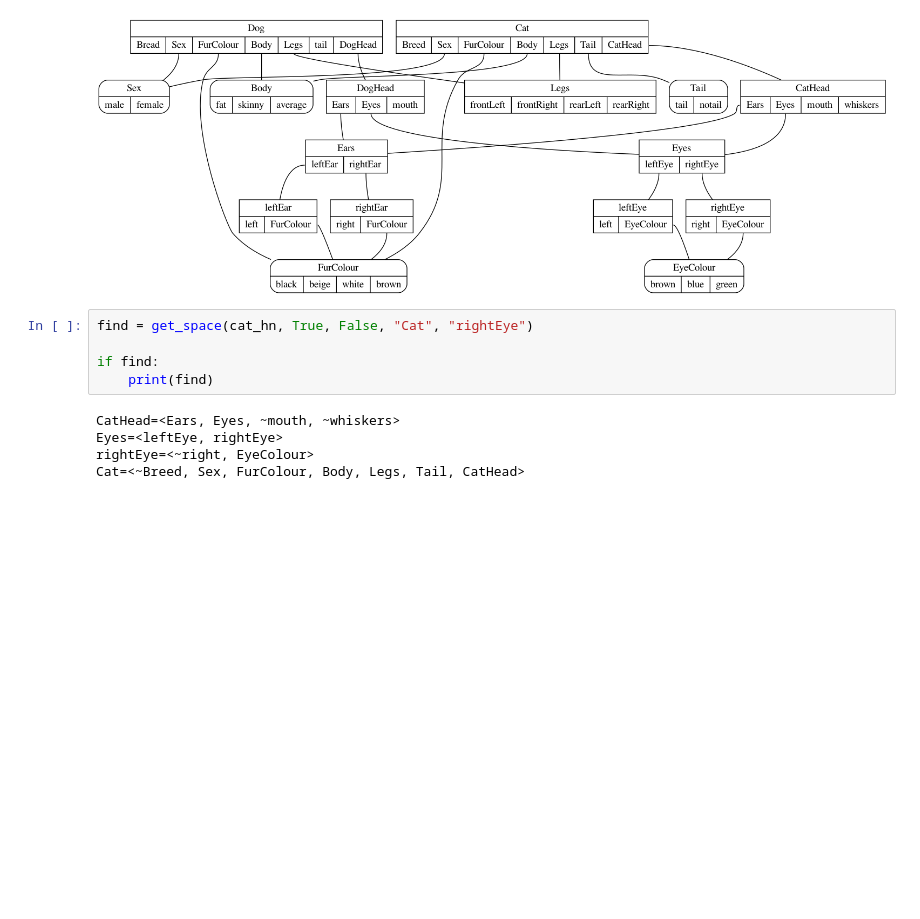
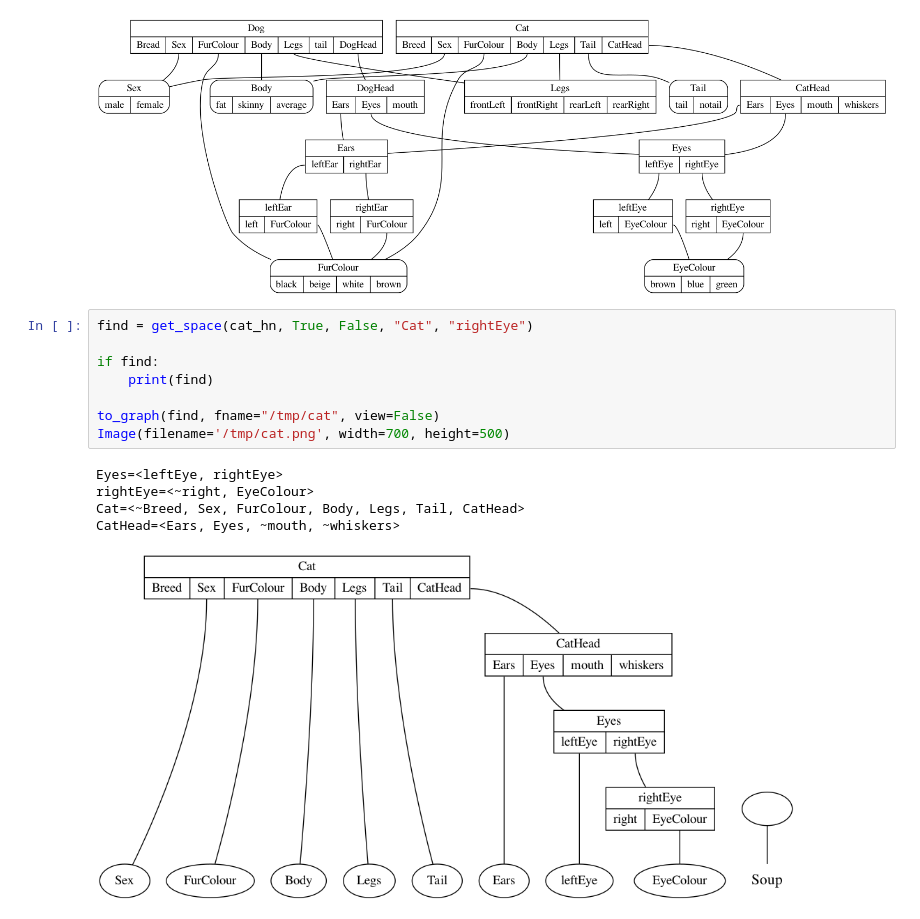
Before and after one commit to rdchar/Hora, a Jupyter notebook: examples/Cat.ipynb, the cells around one changed output. Saved outputs shown, nothing was run; the diff lists cells and outputs as text; blank space fills up the shorter version.

```diff
--- a/examples/Cat.ipynb
+++ b/examples/Cat.ipynb
@@ -33,13 +33,17 @@ Image(filename='/tmp/cat.png', width=1200, height=1200)
 # %%
 find = get_space(cat_hn, True, False, "Cat", "rightEye")
 
 if find:
     print(find)
+
+to_graph(find, fname="/tmp/cat", view=False)
+Image(filename='/tmp/cat.png', width=700, height=500)
 # %% [output]
-CatHead=<Ears, Eyes, ~mouth, ~whiskers>
 Eyes=<leftEye, rightEye>
 rightEye=<~right, EyeColour>
 Cat=<~Breed, Sex, FurColour, Body, Legs, Tail, CatHead>
+CatHead=<Ears, Eyes, ~mouth, ~whiskers>
+[figure, added]
 # %%
 isA = what_is_it(cat_hn, True, "whiskers", "brown")
 print(isA)
```
Also changed, not shown: parts of 1 cell of this notebook, 12 other files.
